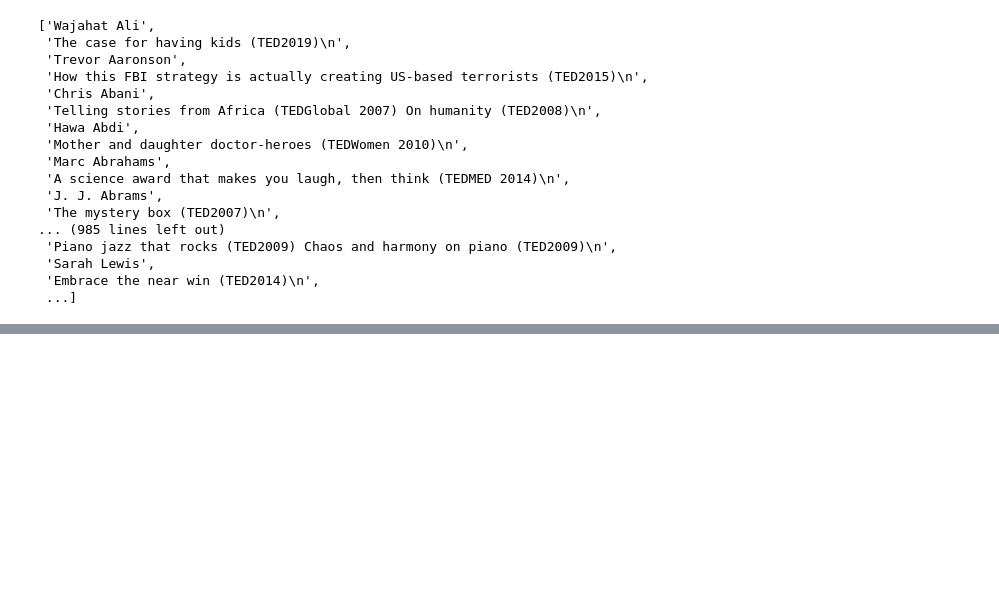
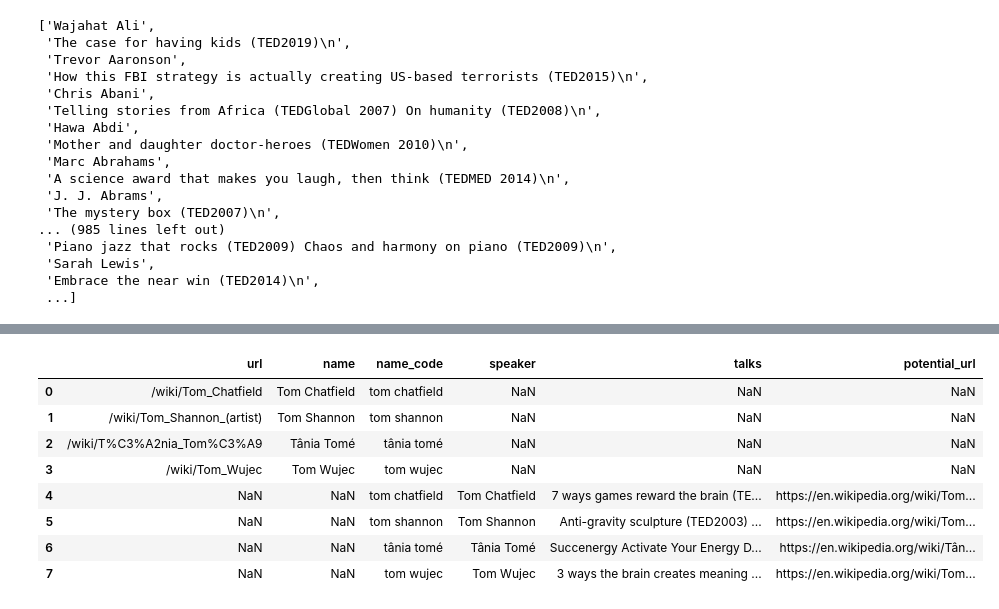
Before and after one commit to aaas24/code_library, a Jupyter notebook: ted_talks/4_enhance_authors/Authors.ipynb, the cells around one changed output, grey strips where cells are left out. Saved outputs shown, nothing was run; the diff lists cells and outputs as text; code cells hidden in the pictures; blank space fills up the shorter version.

```diff
--- a/ted_talks/4_enhance_authors/Authors.ipynb
+++ b/ted_talks/4_enhance_authors/Authors.ipynb
@@ -297,0 +260,8 @@ AttributeError: module 'pandas' has no attribute 'DataFrame_from_dict'
+# %%
+name="Tom"
+q=["name_code.str.contains(","'",name.lower(),"'",")"]
+q="".join(q)
+result2=(df_names
+           .query(q)
+)
+result2
@@ -297,0 +274,8 @@ AttributeError: module 'pandas' has no attribute 'DataFrame_from_dict'
+# %%
+name="tom"
+q=["name_code.str.contains(","'",name.lower(),"'",")"]
+q="".join(q)
+result=(df
+    .query(q)
+)
+result
@@ -297,0 +288,13 @@ AttributeError: module 'pandas' has no attribute 'DataFrame_from_dict'
+# %%
+validation=pd.merge(result2, result, on='name_code', how='outer')
+validation
+# %% [output]
+|  | url | name | name_code | speaker | talks | potential_url |
+| 0 | /wiki/Tom_Chatfield | Tom Chatfield | tom chatfield | NaN | NaN | NaN |
+| 1 | /wiki/Tom_Shannon_(artist) | Tom Shannon | tom shannon | NaN | NaN | NaN |
+| 2 | /wiki/T%C3%A2nia_Tom%C3%A9 | Tânia Tomé | tânia tomé | NaN | NaN | NaN |
+| 3 | /wiki/Tom_Wujec | Tom Wujec | tom wujec | NaN | NaN | NaN |
+| 4 | NaN | NaN | tom chatfield | Tom Chatfield | 7 ways games reward the brain (TE... | https://en.wikipedia.org/wiki/Tom... |
+| 5 | NaN | NaN | tom shannon | Tom Shannon | Anti-gravity sculpture (TED2003) ... | https://en.wikipedia.org/wiki/Tom... |
+| 6 | NaN | NaN | tânia tomé | Tânia Tomé | Succenergy Activate Your Energy D... | https://en.wikipedia.org/wiki/Tân... |
+| 7 | NaN | NaN | tom wujec | Tom Wujec | 3 ways the brain creates meaning ... | https://en.wikipedia.org/wiki/Tom... |
```
Also changed, not shown: parts of 19 cells of this notebook, 3 other files.
